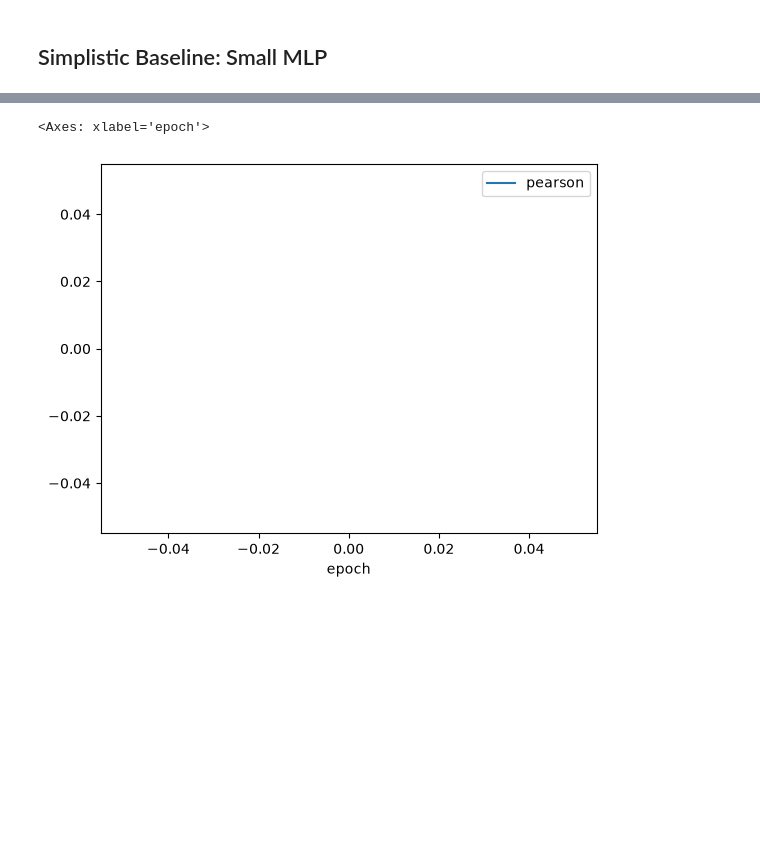
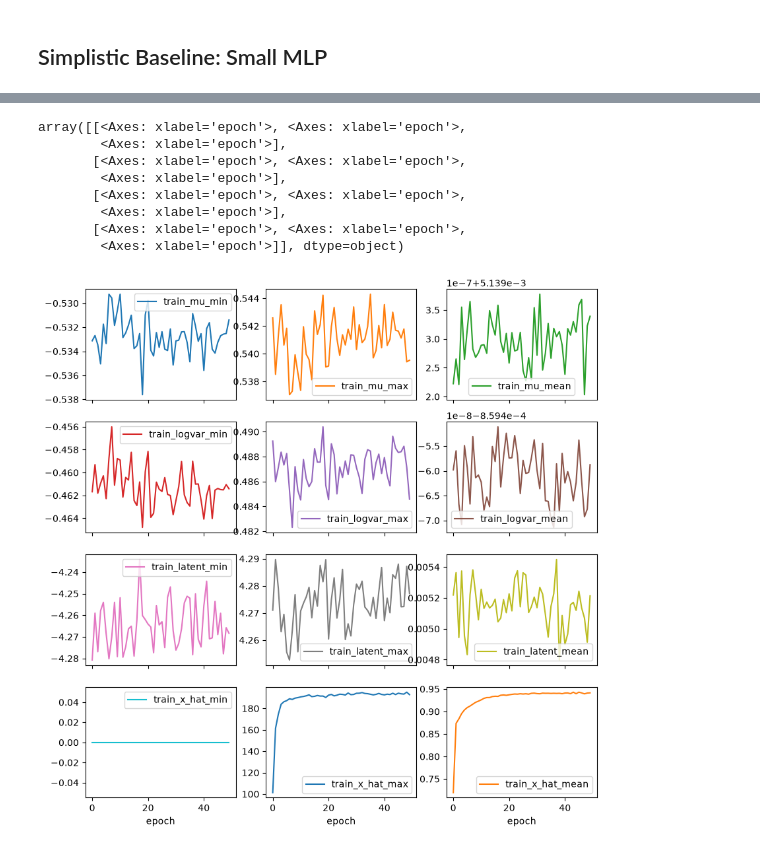
Before and after one commit to NTBiotech/scMLCourse, a Jupyter notebook: notebooks/task_3_perturbation.ipynb, the cells around one changed output, grey strips where cells are left out. Cells and saved outputs as stored; diff of their text form; code cells hidden in the pictures; blank space fills up the shorter version.

```diff
--- a/notebooks/task_3_perturbation.ipynb
+++ b/notebooks/task_3_perturbation.ipynb
@@ -195,5 +306,24 @@ logs.loc[~(logs["train_loss_epoch"].isna()&logs["val_loss"].isna())].groupby("ep
-# %%
-logs.loc[~(logs["test_loss"].isna()&logs["pearson"].isna())].plot("epoch", "pearson")
-# %% [output]
-<Axes: xlabel='epoch'>
-[figure, removed]
+# %%
+plot_cols = ["train_mu_min",
+"train_mu_max",
+"train_mu_mean",
+"train_logvar_min",
+"train_logvar_max",
+"train_logvar_mean",
+"train_latent_min",
+"train_latent_max",
+"train_latent_mean",
+"train_x_hat_min",
+"train_x_hat_max",
+"train_x_hat_mean",]
+logs.groupby("epoch").agg(lambda x: x[~x.isna()].iloc[0] if (~x.isna()).sum()>0 else pd.NA).reset_index()[plot_cols+["epoch"]].dropna(axis=0, how="any").plot("epoch",plot_cols, sharey=False, subplots=True, layout=(4,3), figsize=(10,10))
+# %% [output]
+array([[<Axes: xlabel='epoch'>, <Axes: xlabel='epoch'>,
+        <Axes: xlabel='epoch'>],
+       [<Axes: xlabel='epoch'>, <Axes: xlabel='epoch'>,
+        <Axes: xlabel='epoch'>],
+       [<Axes: xlabel='epoch'>, <Axes: xlabel='epoch'>,
+        <Axes: xlabel='epoch'>],
+       [<Axes: xlabel='epoch'>, <Axes: xlabel='epoch'>,
+        <Axes: xlabel='epoch'>]], dtype=object)
+[figure, added]
```
Also changed, not shown: parts of 15 cells of this notebook, 1 other file.
